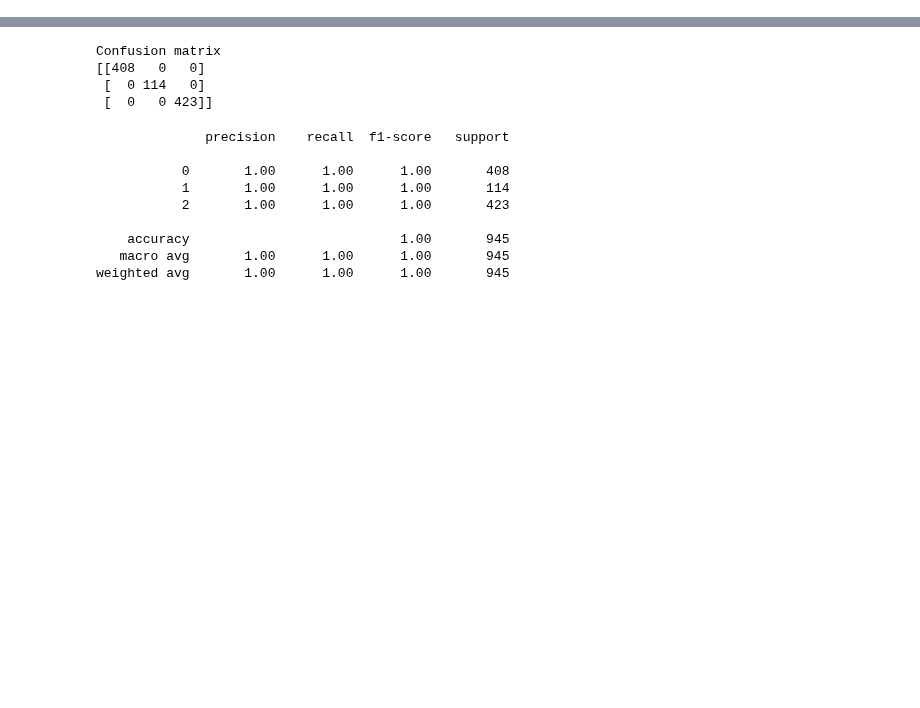
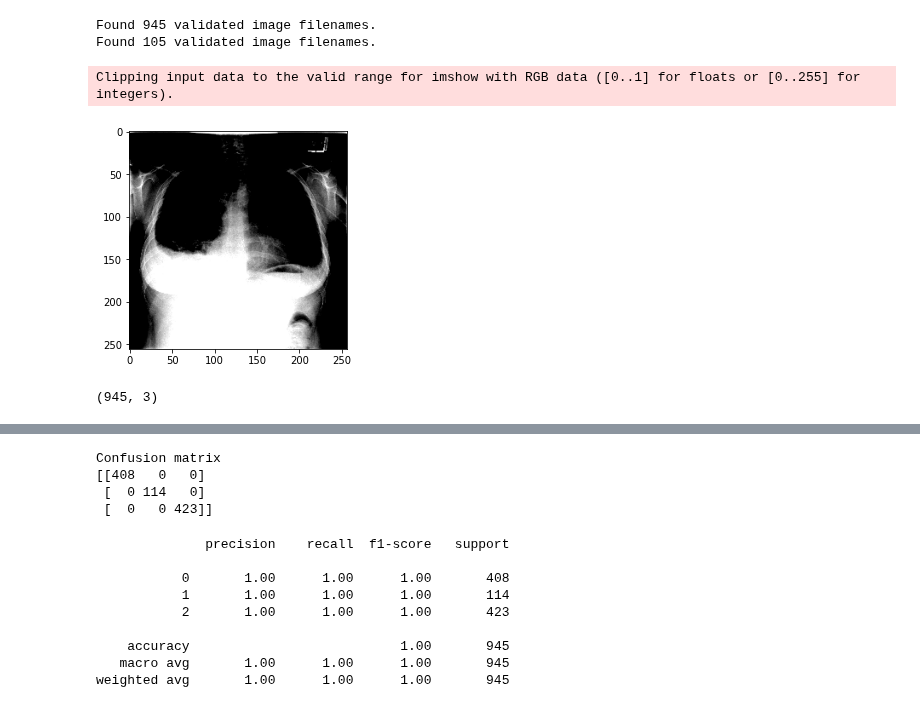
Before and after one commit to ramkicse/covid19-chest-x-ray, a Jupyter notebook: 3.Evaluate.ipynb, the cells around one changed output, grey strips where cells are left out. Drawn from its saved outputs; the diff is of its cells as text; code cells hidden in the pictures; blank space fills up the shorter version.

```diff
--- a/3.Evaluate.ipynb
+++ b/3.Evaluate.ipynb
@@ -45,0 +95,3 @@ criterion = nn.CrossEntropyLoss()
+# %%
+df = pd.read_csv(os.path.join(os.getcwd(), 'data', 'train.csv'))
+df
@@ -92,0 +131,38 @@ accurecy = 100 * correct / total
+# %%
+# train_data_gen = train_datagen.flow_from_directory(train_path,
+#                                                target_size=target_size,
+#                                                batch_size=32,
+#                                                class_mode='categorical')
+
+image_dir =os.path.join(os.getcwd(), 'data','train')
+train_generator = train_datagen.flow_from_dataframe(
+            dataframe=df,
+            directory=image_dir,
+            x_col='filename',
+            y_col='label',
+            class_mode="raw",
+            batch_size=batch_size,
+            shuffle=False,
+            #seed=seed,
+            target_size=target_size)
+
+val_image_dir =os.path.join(os.getcwd(), 'data','test')
+test_generator = train_datagen.flow_from_dataframe(
+            dataframe=val_df,
+            directory=val_image_dir,
+            x_col='filename',
+            y_col='label',
+            class_mode="raw",
+            batch_size=batch_size,
+            shuffle=False,
+            #seed=seed,
+            target_size=target_size)
+# %% [output]
+Found 945 validated image filenames.
+Found 105 validated image filenames.
+# %%
+x, y = train_generator.__getitem__(0)
+plt.imshow(x[0]);
+# %% [output]
+Clipping input data to the valid range for imshow with RGB data ([0..1] for floats or [0..255] for integers).
+[figure, added]
@@ -92,0 +177,4 @@ accurecy = 100 * correct / total
+# %%
+predicted_labels.shape
+# %% [output]
+(945, 3)
```
Also changed, not shown: parts of 52 cells of this notebook, 12 other files.
